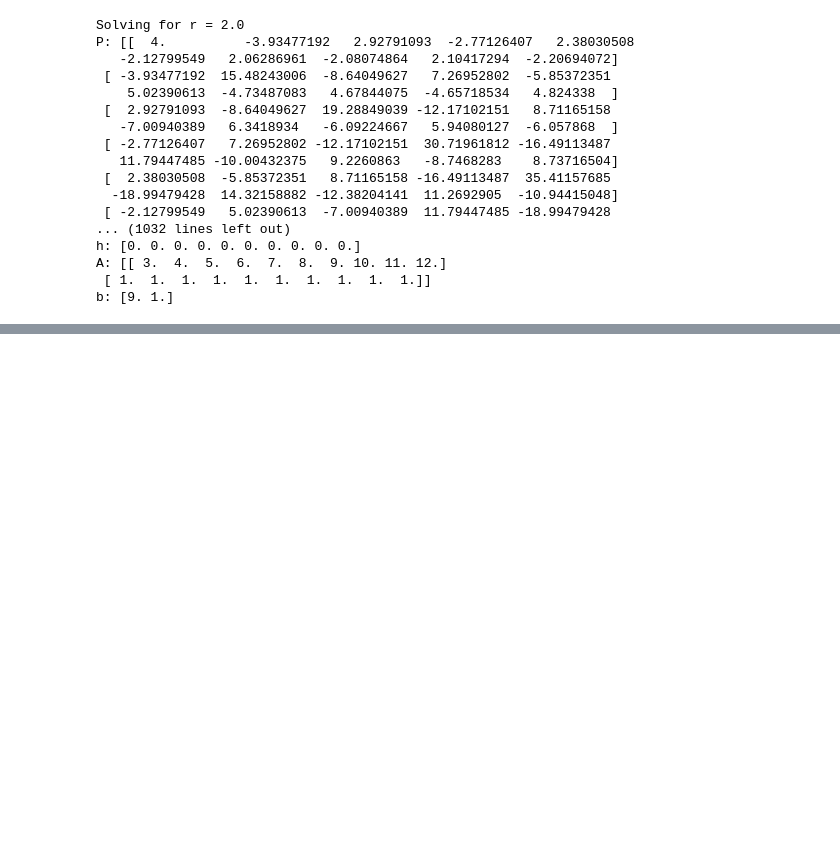
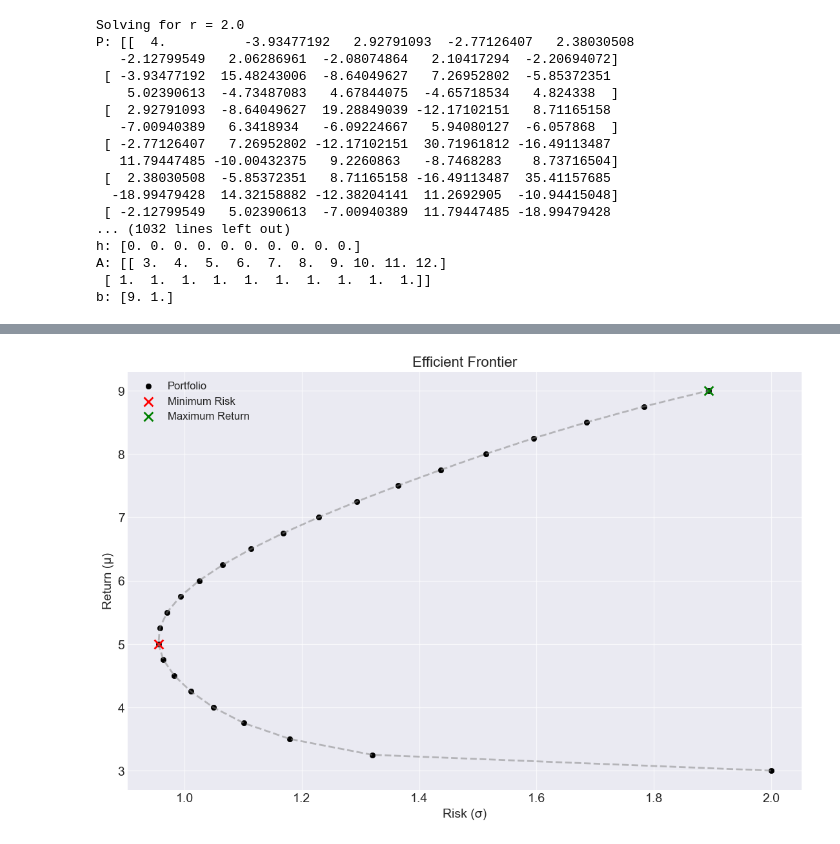
Before and after one commit to eelizondv/MarkowitzModelPortfolio, a Jupyter notebook: main.ipynb, the cells around one changed output, grey strips where cells are left out. Saved outputs shown, nothing was run; the diff lists cells and outputs as text; code cells hidden in the pictures; blank space fills up the shorter version.

```diff
--- a/main.ipynb
+++ b/main.ipynb
@@ -250,0 +274,20 @@ plt.show()
+# %%
+# plot
+plt.figure(figsize=(12, 8))
+plt.scatter(sigmas, mus, c='black', marker='o', label='Portfolio')
+plt.plot(sigmas, mus, linestyle='--', color='gray', alpha=0.5)
+
+min_risk_idx = np.argmin(sigmas)
+max_return_idx = np.argmax(mus)
+plt.scatter(sigmas[min_risk_idx], mus[min_risk_idx], c='red', marker='x', s=100, label='Minimum Risk')
+plt.scatter(sigmas[max_return_idx], mus[max_return_idx], c='green', marker='x', s=100, label='Maximum Return')
+
+plt.xlabel('Risk (σ)', fontsize=14)
+plt.ylabel('Return (μ)', fontsize=14)
+plt.title('Efficient Frontier', fontsize=16)
+plt.grid(True, linestyle='-', alpha=0.7)
+plt.legend(fontsize=12)
+plt.style.use('seaborn-v0_8-darkgrid')
+plt.show()
+# %% [output]
+[figure, added]
```
Also changed, not shown: parts of 7 cells of this notebook.
